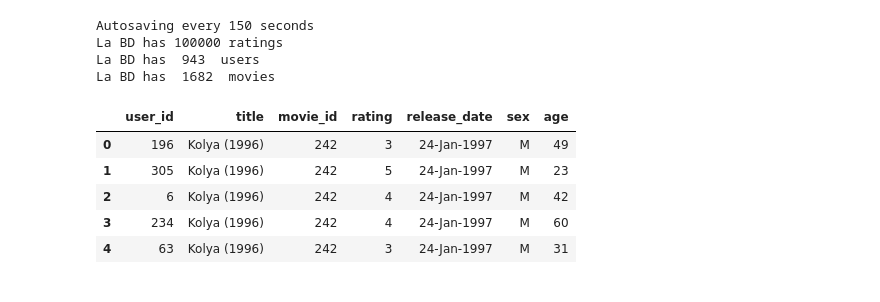
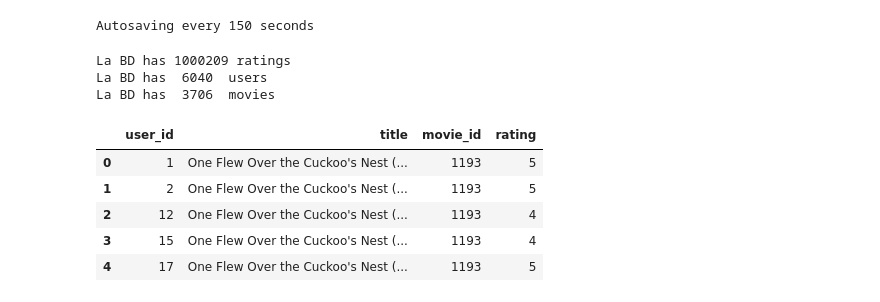
Before and after one commit to EmilioTyl/recsys_movie_lens, a Jupyter notebook: latent_factor_model.ipynb, the cells around one changed output. Cells and saved outputs as stored; diff of their text form; code cells hidden in the pictures.

```diff
--- a/latent_factor_model.ipynb
+++ b/latent_factor_model.ipynb
@@ -1,41 +1,42 @@
 # %%
 #NETFLIX REAL 50.000.000 usuaris and 100.000 items
 %autosave 150
 %matplotlib inline
 import pandas as pd
 import numpy as np
 import math
 import matplotlib.pylab as plt
 
 # Load Data set
 u_cols = ['user_id', 'age', 'sex', 'occupation', 'zip_code']
-users = pd.read_csv('./data/ml-100k/u.user', sep='|', names=u_cols)
+users = pd.read_csv('./data/ml-1m/users.dat', sep='::', names=u_cols)
+
 
 r_cols = ['user_id', 'movie_id', 'rating', 'unix_timestamp']
-ratings = pd.read_csv('./data/ml-100k/u.data', sep='\t', names=r_cols)
+ratings = pd.read_csv('./data/ml-1m/ratings.dat', sep='::', names=r_cols)
 
 # the movies file contains columns indicating the movie's genres
 # let's only load the first three columns of the file with usecols
-m_cols = ['movie_id', 'title', 'release_date']
-movies = pd.read_csv('./data/ml-100k/u.item', sep='|', names=m_cols, usecols=range(3), encoding='latin-1')
+m_cols = ['movie_id', 'title', 'category']
+movies = pd.read_csv('./data/ml-1m/movies.dat', sep='::', names=m_cols, usecols=range(3), encoding='latin-1')
 
 # Construcció del DataFrame
 data = pd.merge(pd.merge(ratings, users), movies)
-data = data[['user_id','title', 'movie_id','rating','release_date','sex','age']]
+data = data[['user_id','title', 'movie_id','rating']]
 
 
 print("La BD has "+ str(data.shape[0]) +" ratings")
 print("La BD has ", data.user_id.nunique()," users")
 print("La BD has ", data.movie_id.nunique(), " movies")
 data.head()
 # %% [output]
 Autosaving every 150 seconds
-La BD has 100000 ratings
-La BD has  943  users
-La BD has  1682  movies
+La BD has 1000209 ratings
+La BD has  6040  users
+La BD has  3706  movies
-|  | user_id | title | movie_id | rating | release_date | sex | age |
-| 0 | 196 | Kolya (1996) | 242 | 3 | 24-Jan-1997 | M | 49 |
-| 1 | 305 | Kolya (1996) | 242 | 5 | 24-Jan-1997 | M | 23 |
-| 2 | 6 | Kolya (1996) | 242 | 4 | 24-Jan-1997 | M | 42 |
-| 3 | 234 | Kolya (1996) | 242 | 4 | 24-Jan-1997 | M | 60 |
-| 4 | 63 | Kolya (1996) | 242 | 3 | 24-Jan-1997 | M | 31 |
+|  | user_id | title | movie_id | rating |
+| 0 | 1 | One Flew Over the Cuckoo's Nest (... | 1193 | 5 |
+| 1 | 2 | One Flew Over the Cuckoo's Nest (... | 1193 | 5 |
+| 2 | 12 | One Flew Over the Cuckoo's Nest (... | 1193 | 4 |
+| 3 | 15 | One Flew Over the Cuckoo's Nest (... | 1193 | 4 |
+| 4 | 17 | One Flew Over the Cuckoo's Nest (... | 1193 | 5 |
```
Also changed, not shown: parts of 14 cells of this notebook, 2 other files.
